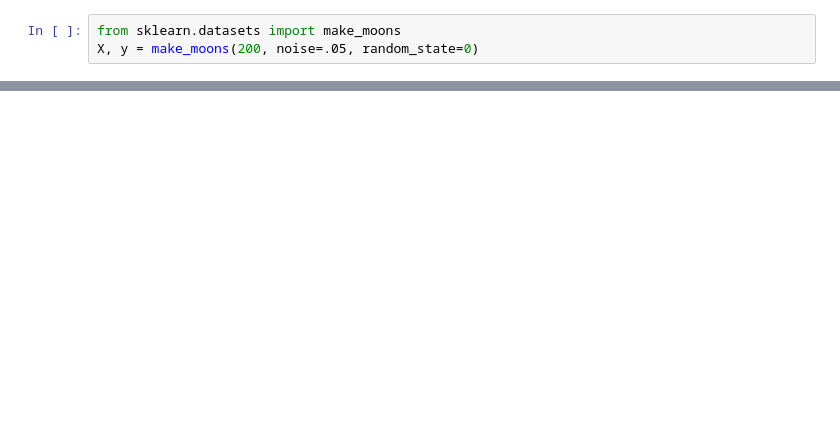
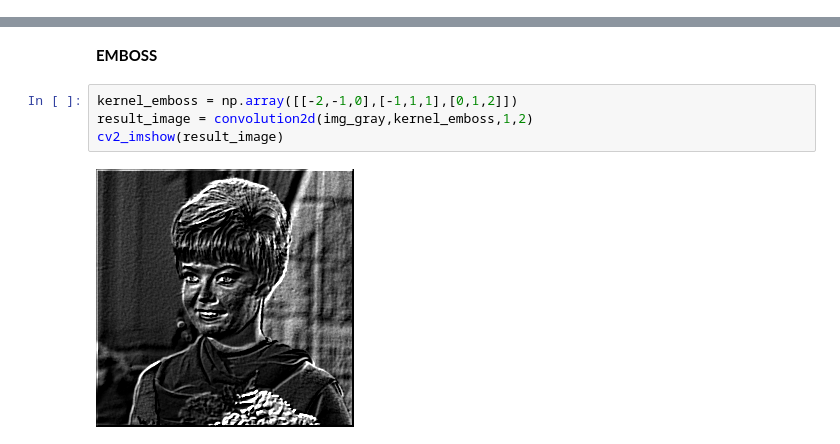
Before and after one commit to doggest25/PCVK_Agusty, a Jupyter notebook: week 7.ipynb, the cells around one changed output, grey strips where cells are left out. Saved outputs shown, nothing was run; the diff lists cells and outputs as text; blank space fills up the shorter version.

```diff
--- a/week 7.ipynb
+++ b/week 7.ipynb
@@ -190,3 +2,0 @@ plt.scatter(X[:, 0], X[:, 1], c=labels, s=50, cmap='viridis');
-# %%
-from sklearn.datasets import make_moons
-X, y = make_moons(200, noise=.05, random_state=0)
@@ -706,0 +57,8 @@ plt.show()
+# %% [markdown]
+**EMBOSS**
+# %%
+kernel_emboss = np.array([[-2,-1,0],[-1,1,1],[0,1,2]])
+result_image = convolution2d(img_gray,kernel_emboss,1,2)
+cv2_imshow(result_image)
+# %% [output]
+[figure, added]
```
Also changed, not shown: parts of 120 cells of this notebook.
